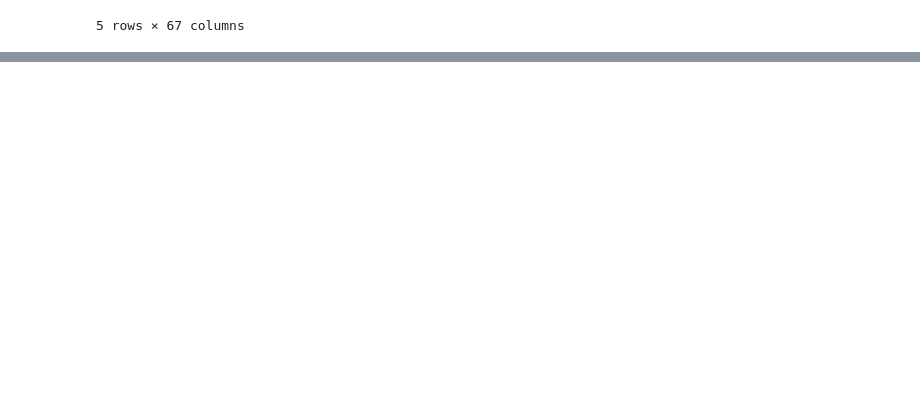
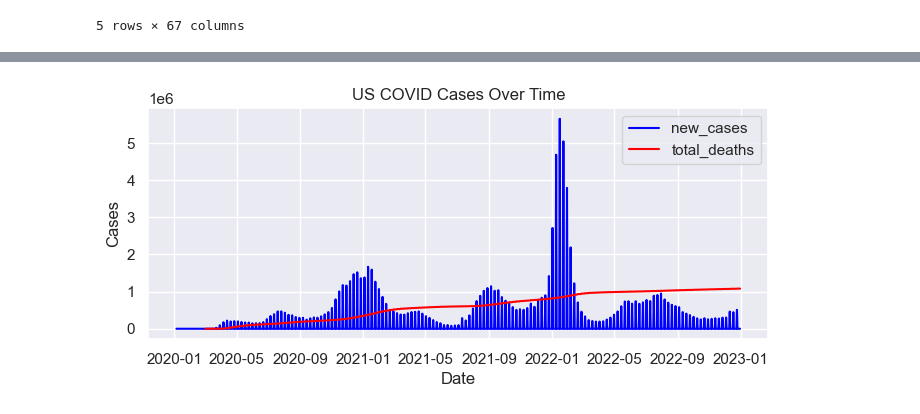
Before and after one commit to Enlightenus/COVID_Visualization, a Jupyter notebook: COVID.ipynb, the cells around one changed output, grey strips where cells are left out. Drawn from its saved outputs; the diff is of its cells as text; code cells hidden in the pictures; blank space fills up the shorter version.

Commit message:
US cases

```diff
--- a/COVID.ipynb
+++ b/COVID.ipynb
@@ -58,0 +60,18 @@ plt.show()
+# %%
+# Dataset stop updating new cases in the middle of 2023. Using data before 2023 only
+df_US_2022 = df[(df['location']=='United States')&(df['date'].dt.year <= 2022)]
+sns.set_theme(style="darkgrid")
+
+fig, ax = plt.subplots(figsize=(8, 3))
+
+# Plot the data
+sns.lineplot(data=df_US_2022, x='date', y='new_cases', label='new_cases', color='blue')
+sns.lineplot(data=df_US_2022, x='date', y='total_deaths', label='total_deaths', color='red')
+
+ax.set_xlabel('Date')
+ax.set_ylabel('Cases')
+ax.set_title('US COVID Cases Over Time')
+
+plt.show()
+# %% [output]
+[figure, added]
```
Also changed, not shown: parts of 1 cell of this notebook.
